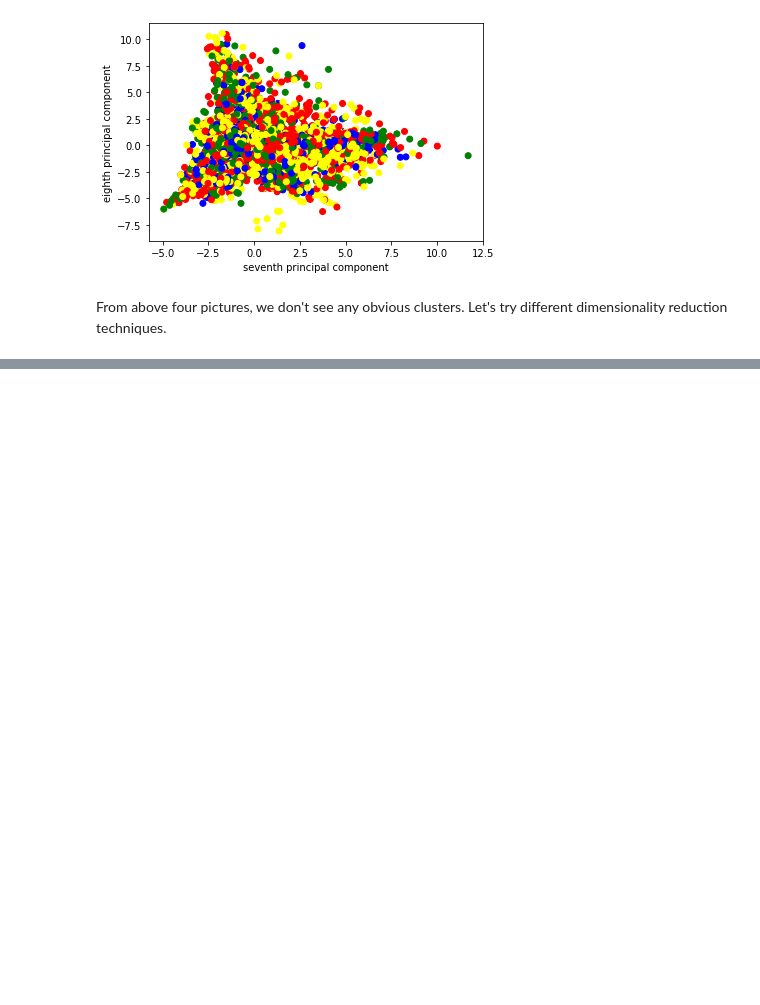
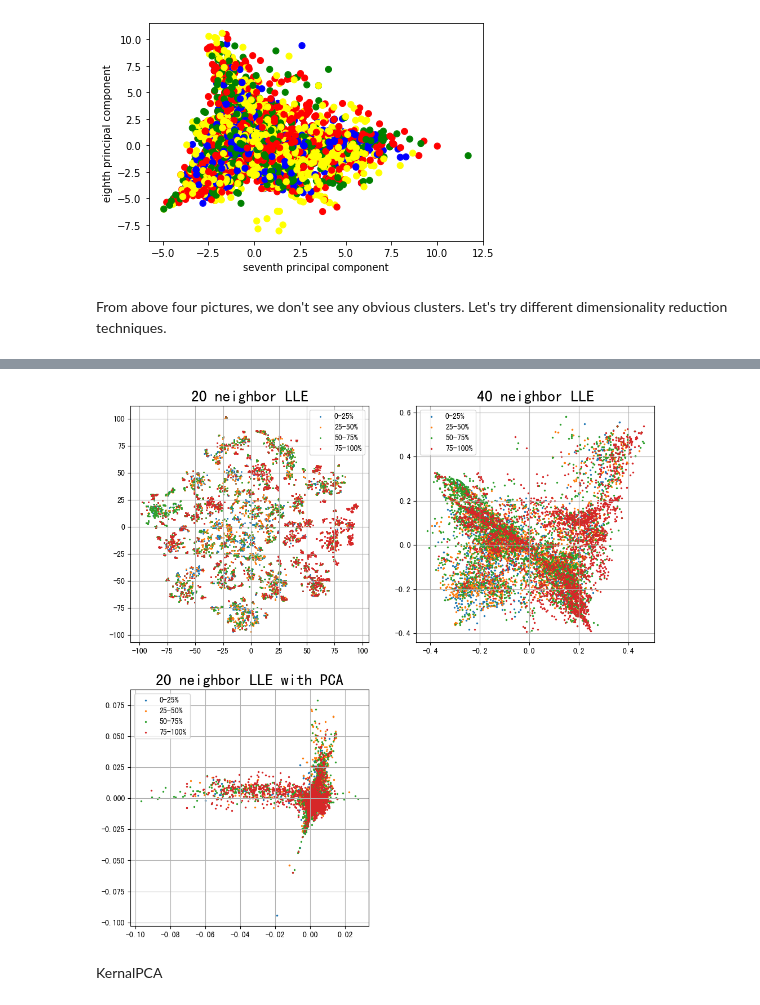
Before and after one commit to RDOGS-Friendz/SLDL-MLB-ATT-Prediction, a Jupyter notebook: statistical-learning/dimension_reduction.ipynb, the cells around one changed output, grey strips where cells are left out. Saved outputs shown, nothing was run; the diff lists cells and outputs as text; code cells hidden in the pictures; blank space fills up the shorter version.

```diff
--- a/statistical-learning/dimension_reduction.ipynb
+++ b/statistical-learning/dimension_reduction.ipynb
@@ -150,0 +173,51 @@ From above four pictures, we don't see any obvious clusters. Let's try different
+# %%
+# using LLE with 20 neighbors to reduce dimensionality
+from sklearn.manifold import LocallyLinearEmbedding
+from sklearn.decomposition import PCA
+
+d1 = LocallyLinearEmbedding(n_components=2, n_neighbors=20)
+d1 = d1.fit_transform(player_one_hot_features)
+
+d2 = LocallyLinearEmbedding(n_components=2, n_neighbors=40)
+d2 = d2.fit_transform(player_one_hot_features)
+
+pca = PCA(n_components=100)
+pcs = pca.fit_transform(player_one_hot_features)
+d3 = LocallyLinearEmbedding(n_components=2, n_neighbors=40)
+d3 = d3.fit_transform(pcs)
+# %%
+fig = plt.figure(figsize = (12,12))
+
+ax = fig.add_subplot(2,2,1)
+ax.set_title('20 neighbor LLE', fontsize = 20)
+for category_name in category_names:
+   indicesToKeep = att_level == category_name
+   ax.scatter(d1[indicesToKeep, 0]
+               , d1[indicesToKeep, 1]
+               , s = 1)
+ax.legend(category_names)
+ax.grid()
+
+ax = fig.add_subplot(2,2,2)
+ax.set_title('40 neighbor LLE', fontsize = 20)
+for category_name in category_names:
+   indicesToKeep = att_level == category_name
+   ax.scatter(d2[indicesToKeep, 0]
+               , d2[indicesToKeep, 1]
+               , s = 2)
+ax.legend(category_names)
+ax.grid()
+
+ax = fig.add_subplot(2,2,3)
+ax.set_title('20 neighbor LLE with PCA', fontsize = 20)
+for category_name in category_names:
+   indicesToKeep = att_level == category_name
+   ax.scatter(d3[indicesToKeep, 0]
+               , d3[indicesToKeep, 1]
+               , s = 2)
+ax.legend(category_names)
+ax.grid()
+# %% [output]
+[figure, added]
+# %% [markdown]
+KernalPCA
```
Also changed, not shown: parts of 10 cells of this notebook.
